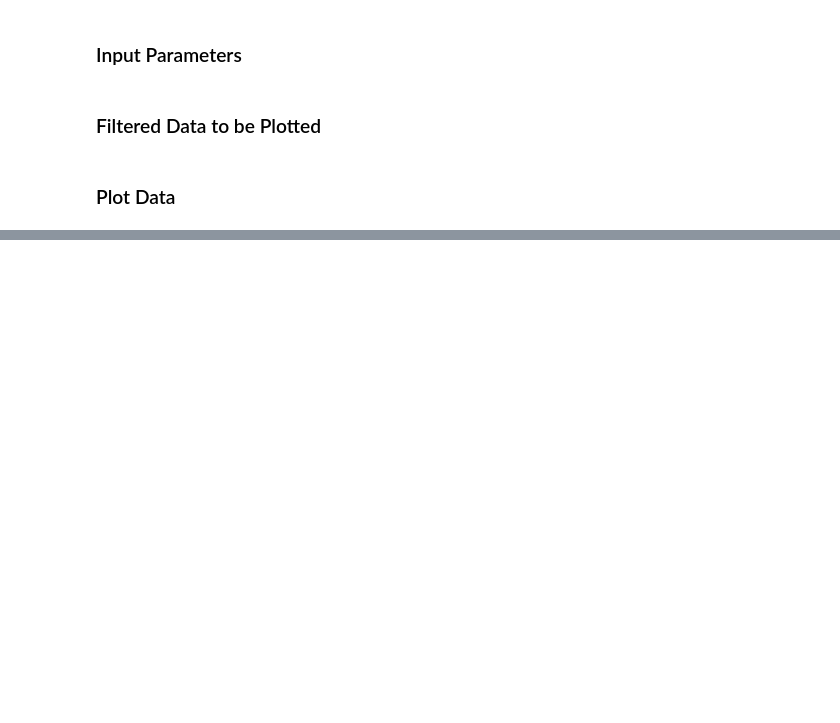
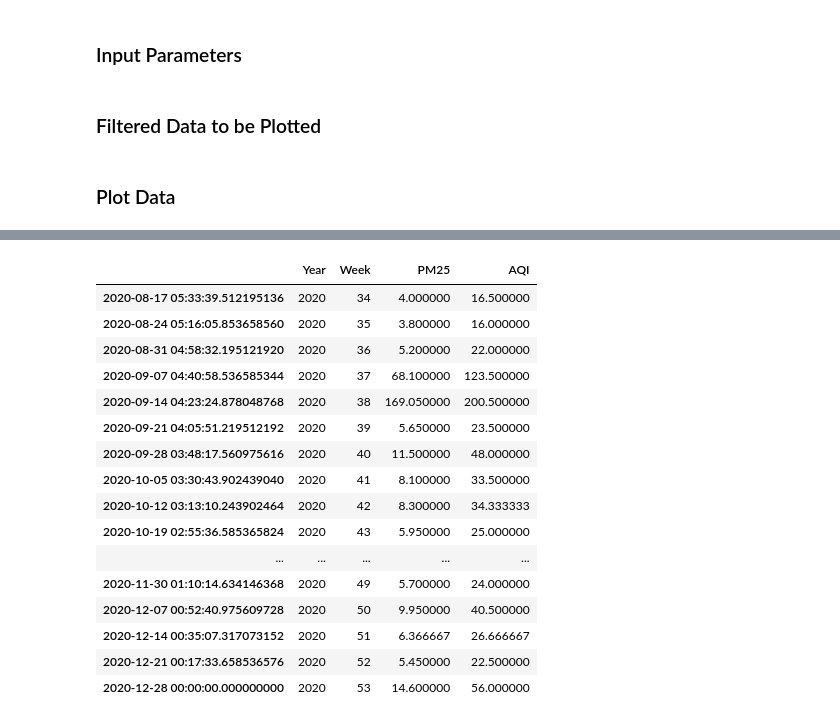
Before and after one commit to trevorb1/ECON860, a Jupyter notebook: scripts/PollutionDataProcessing.ipynb, the cells around one changed output, grey strips where cells are left out. Cells and saved outputs as stored; diff of their text form; code cells hidden in the pictures; blank space fills up the shorter version.

```diff
--- a/scripts/PollutionDataProcessing.ipynb
+++ b/scripts/PollutionDataProcessing.ipynb
@@ -156,0 +159,20 @@ plt.legend(loc=2, prop={'size': 14})
+# %%
+df_plot.tail(20)
+# %% [output]
+|  | Year | Week | PM25 | AQI |
+| 2020-08-17 05:33:39.512195136 | 2020 | 34 | 4.000000 | 16.500000 |
+| 2020-08-24 05:16:05.853658560 | 2020 | 35 | 3.800000 | 16.000000 |
+| 2020-08-31 04:58:32.195121920 | 2020 | 36 | 5.200000 | 22.000000 |
+| 2020-09-07 04:40:58.536585344 | 2020 | 37 | 68.100000 | 123.500000 |
+| 2020-09-14 04:23:24.878048768 | 2020 | 38 | 169.050000 | 200.500000 |
+| 2020-09-21 04:05:51.219512192 | 2020 | 39 | 5.650000 | 23.500000 |
+| 2020-09-28 03:48:17.560975616 | 2020 | 40 | 11.500000 | 48.000000 |
+| 2020-10-05 03:30:43.902439040 | 2020 | 41 | 8.100000 | 33.500000 |
+| 2020-10-12 03:13:10.243902464 | 2020 | 42 | 8.300000 | 34.333333 |
+| 2020-10-19 02:55:36.585365824 | 2020 | 43 | 5.950000 | 25.000000 |
+| ... | ... | ... | ... | ... |
+| 2020-11-30 01:10:14.634146368 | 2020 | 49 | 5.700000 | 24.000000 |
+| 2020-12-07 00:52:40.975609728 | 2020 | 50 | 9.950000 | 40.500000 |
+| 2020-12-14 00:35:07.317073152 | 2020 | 51 | 6.366667 | 26.666667 |
+| 2020-12-21 00:17:33.658536576 | 2020 | 52 | 5.450000 | 22.500000 |
+| 2020-12-28 00:00:00.000000000 | 2020 | 53 | 14.600000 | 56.000000 |
```
Also changed, not shown: parts of 2 cells of this notebook, 2 other files.
